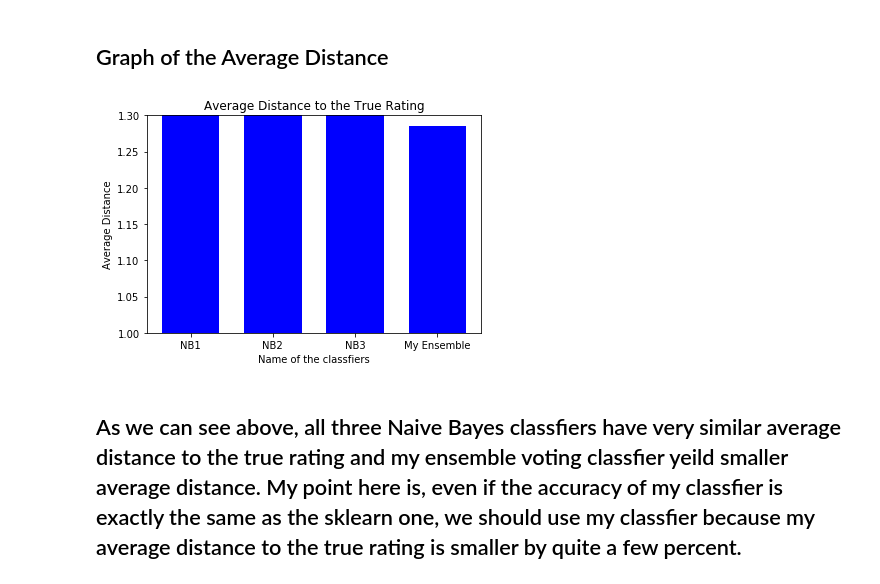
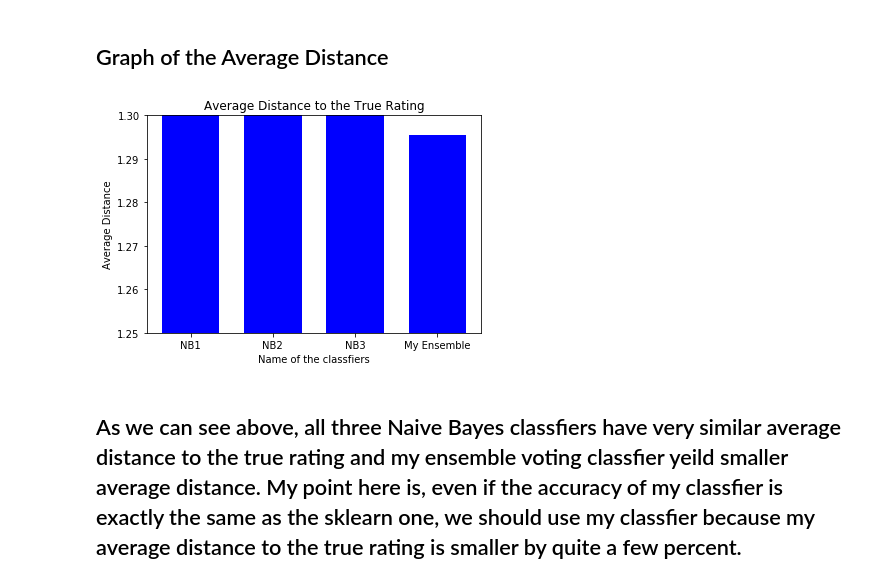
Before and after one commit to HarshDaga/DataMiningTermProject, a Jupyter notebook: Data Mining Term Project - Board Game Geek (Final).ipynb, the cells around one changed output. Cells and saved outputs as stored; diff of their text form; code cells hidden in the pictures.

```diff
--- a/Data Mining Term Project - Board Game Geek (Final).ipynb
+++ b/Data Mining Term Project - Board Game Geek (Final).ipynb
@@ -508,16 +543,16 @@ Average distance of my ensemble classfier prediction rating to the true rating:
 # %%
 import matplotlib.pyplot as plt
 x = [1, 2, 3, 4]
 y = [average_distance_0, average_distance_1, average_distance_2, average_distance_ensemble]
 labels = ["NB1", "NB2", "NB3", "My Ensemble"]
 plt.bar(x, y, tick_label = labels, width = 0.7, color = ["blue"])
 plt.xlabel("Name of the classfiers")
 plt.ylabel("Average Distance")
 plt.title("Average Distance to the True Rating")
-plt.ylim(1.0, 1.3)
+plt.ylim(1.25, 1.3)
 plt.show()
 # %% [output]
-[figure, old version]
+[figure, new version]
 # %% [markdown]
 ## As we can see above, all three Naive Bayes classfiers have very similar average distance to the true rating and my ensemble voting classfier yeild smaller average distance. My point here is, even if the accuracy of my classfier is exactly the same as the sklearn one, we should use my classfier because my average distance to the true rating is smaller by quite a few percent.
 # %% [markdown]
```
Also changed, not shown: parts of 38 cells of this notebook.
